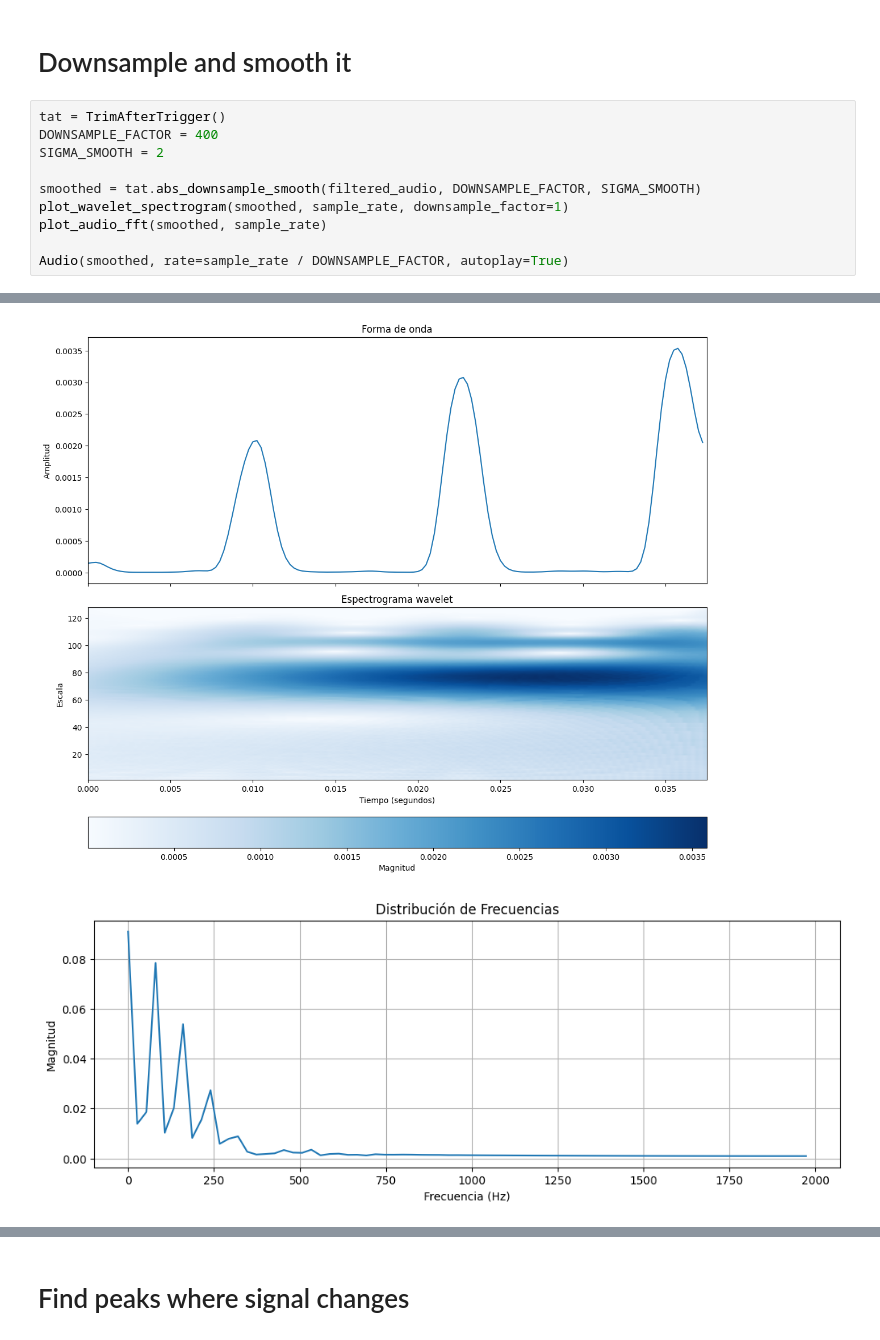
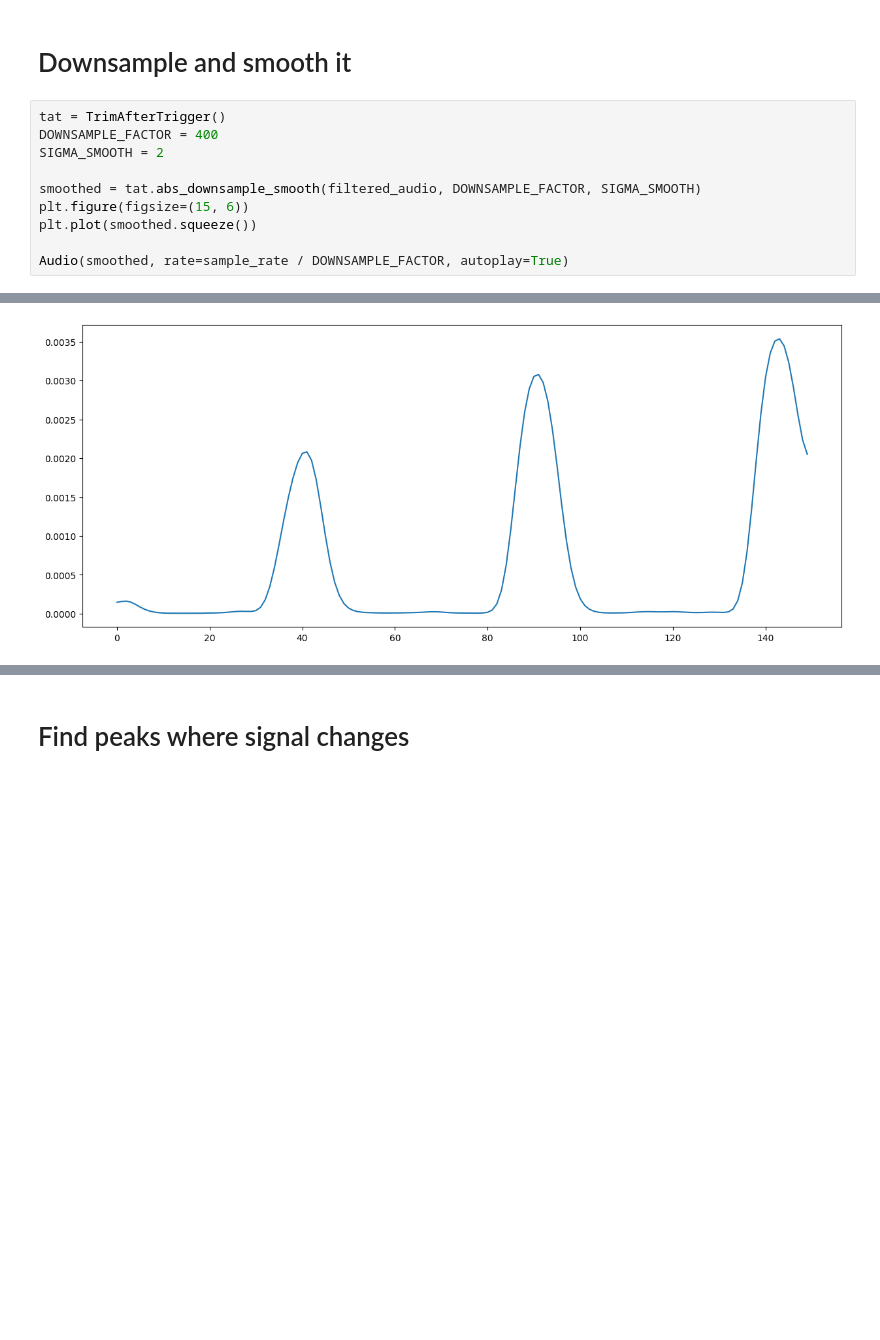
Before and after one commit to Afroefras/coratech, a Jupyter notebook: notebooks/trigger_notification_digital.ipynb, the cells around one changed output, grey strips where cells are left out. Cells and saved outputs as stored; diff of their text form; blank space fills up the shorter version.

Commit message:
Plot adjustments to look better on docs

```diff
--- a/notebooks/trigger_notification_digital.ipynb
+++ b/notebooks/trigger_notification_digital.ipynb
@@ -55,8 +55,8 @@ DOWNSAMPLE_FACTOR = 400
 SIGMA_SMOOTH = 2
 
 smoothed = tat.abs_downsample_smooth(filtered_audio, DOWNSAMPLE_FACTOR, SIGMA_SMOOTH)
-plot_wavelet_spectrogram(smoothed, sample_rate, downsample_factor=1)
-plot_audio_fft(smoothed, sample_rate)
+plt.figure(figsize=(15, 6))
+plt.plot(smoothed.squeeze())
 
 Audio(smoothed, rate=sample_rate / DOWNSAMPLE_FACTOR, autoplay=True)
 # %% [output]
@@ -63,2 +64 @@ Audio(smoothed, rate=sample_rate / DOWNSAMPLE_FACTOR, autoplay=True)
-[figure, old version]
+[figure, new version]
-[figure, removed]
```
Also changed, not shown: parts of 2 cells of this notebook.
